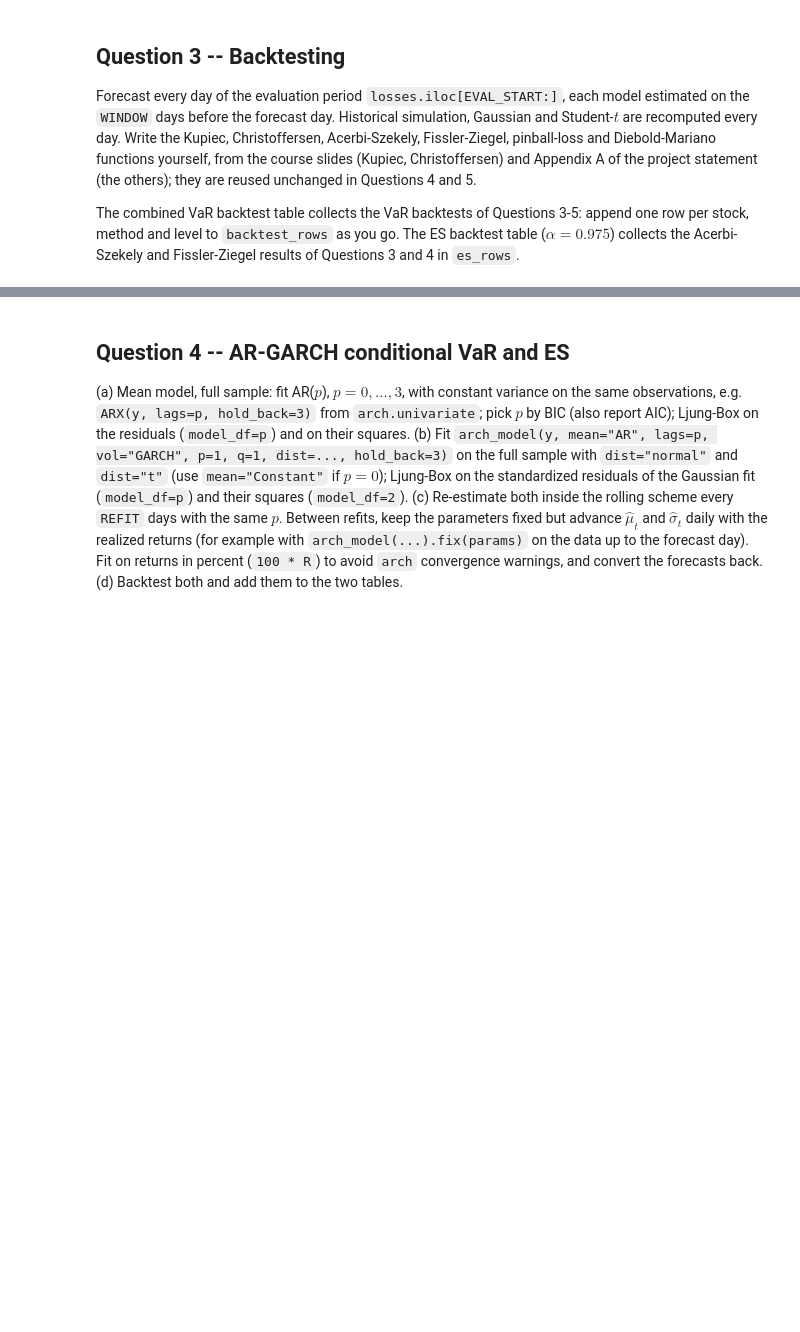
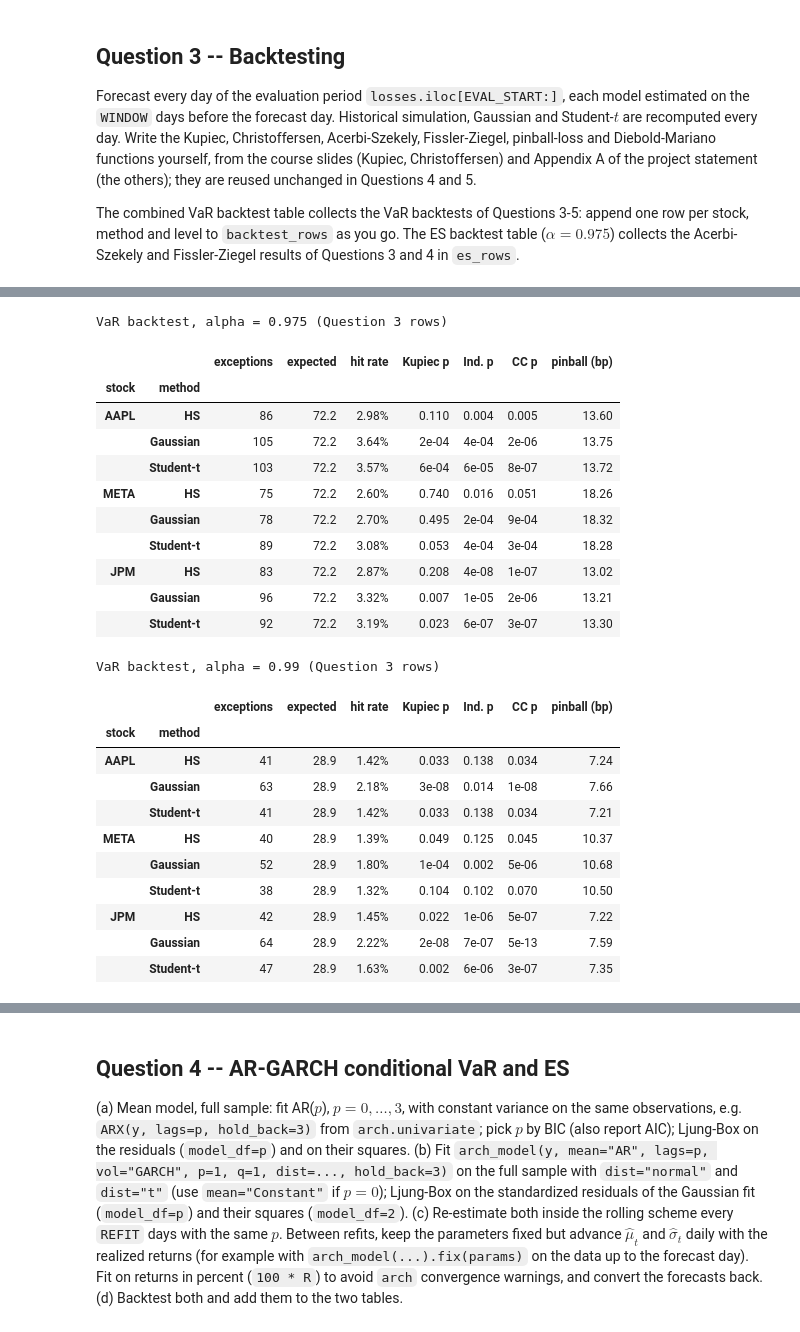
Before and after one commit to AaravKDesai/QRM_Project, a Jupyter notebook: Project_template.ipynb, the cells around one changed output, grey strips where cells are left out. Saved outputs shown, nothing was run; the diff lists cells and outputs as text; code cells hidden in the pictures; blank space fills up the shorter version.

```diff
--- a/Project_template.ipynb
+++ b/Project_template.ipynb
@@ -235,0 +373,74 @@ def fissler_ziegel_loss(loss: np.ndarray, var: np.ndarray, es: np.ndarray, alpha
+# %%
+# Question 3(a): VaR backtests of the three methods -> rows of the combined VaR tables
+def var_backtest_row(stock: str, method: str, alpha: float, loss: np.ndarray, var: np.ndarray) -> dict:
+    """One row of the combined VaR table: exceptions, Kupiec, Christoffersen and average pinball loss."""
+    hits = loss > var
+    return {"stock": stock, "method": method, "alpha": alpha, "x": int(hits.sum()), "expected": round(len(loss) * (1.0 - alpha), 2),
+            "hit": float(hits.mean()), "p_uc": kupiec_uc(hits, alpha)[1], "p_ind": christoffersen_ind(hits)[1],
+            "p_cc": christoffersen_cc(hits, alpha)[1], "pinball_bp": pinball_loss_bp(loss, var, alpha)}
+
+
+def fmt_p(p: float) -> str:
+    return f"{p:.3f}" if p >= 1e-3 else f"{p:.0e}"
+
+
+def formatted(df: pd.DataFrame, fmt: dict) -> pd.DataFrame:
+    """Copy of df with the listed columns turned into display strings (no jinja2/Styler dependency)."""
+    out = df.copy()
+    for col, f in fmt.items():
+        out[col] = out[col].map(f if callable(f) else f.format)
+    return out
+
+
+def var_table(rows: list, alpha: float, methods: list | None = None) -> pd.DataFrame:
+    """Combined VaR backtest table at one level alpha: one row per stock and method."""
+    df = pd.DataFrame(rows)
+    df = df[df["alpha"] == alpha]
+    if methods is not None:
+        df = df[df["method"].isin(methods)]
+    df = df.sort_values("stock", key=lambda s: s.map(TICKERS.index), kind="stable")
+    return (df.set_index(["stock", "method"])[["x", "expected", "hit", "p_uc", "p_ind", "p_cc", "pinball_bp"]]
+              .rename(columns={"x": "exceptions", "hit": "hit rate", "p_uc": "Kupiec p", "p_ind": "Ind. p",
+                               "p_cc": "CC p", "pinball_bp": "pinball (bp)"}))
+
+
+VAR_TABLE_FMT = {"expected": "{:.1f}", "hit rate": "{:.2%}", "Kupiec p": fmt_p, "Ind. p": fmt_p, "CC p": fmt_p,
+                 "pinball (bp)": "{:.2f}"}
+
+backtest_rows[:] = [r for r in backtest_rows if r["method"] not in Q3_METHODS]   # makes the cell safe to re-run
+for ticker in TICKERS:
+    loss_t = eval_loss[ticker].to_numpy()
+    for method in Q3_METHODS:
+        for alpha in ALPHAS:
+            backtest_rows.append(var_backtest_row(ticker, method, alpha, loss_t, q3_var[(ticker, method, alpha)].to_numpy()))
+
+for alpha in ALPHAS:
+    tab = var_table(backtest_rows, alpha, Q3_METHODS)
+    tab.to_csv(OUT_DIR / f"q3_var_backtest_{alpha}.csv")
+    print(f"VaR backtest, alpha = {alpha} (Question 3 rows)")
+    display(formatted(tab, VAR_TABLE_FMT))
+# %% [output]
+VaR backtest, alpha = 0.975 (Question 3 rows)
+|  |  | exceptions | expected | hit rate | Kupiec p | Ind. p | CC p | pinball (bp) |
+| stock | method |  |  |  |  |  |  |  |
+| AAPL | HS | 86 | 72.2 | 2.98% | 0.110 | 0.004 | 0.005 | 13.60 |
+|  | Gaussian | 105 | 72.2 | 3.64% | 2e-04 | 4e-04 | 2e-06 | 13.75 |
+|  | Student-t | 103 | 72.2 | 3.57% | 6e-04 | 6e-05 | 8e-07 | 13.72 |
+| META | HS | 75 | 72.2 | 2.60% | 0.740 | 0.016 | 0.051 | 18.26 |
+|  | Gaussian | 78 | 72.2 | 2.70% | 0.495 | 2e-04 | 9e-04 | 18.32 |
+|  | Student-t | 89 | 72.2 | 3.08% | 0.053 | 4e-04 | 3e-04 | 18.28 |
+| JPM | HS | 83 | 72.2 | 2.87% | 0.208 | 4e-08 | 1e-07 | 13.02 |
+|  | Gaussian | 96 | 72.2 | 3.32% | 0.007 | 1e-05 | 2e-06 | 13.21 |
+|  | Student-t | 92 | 72.2 | 3.19% | 0.023 | 6e-07 | 3e-07 | 13.30 |
+VaR backtest, alpha = 0.99 (Question 3 rows)
+|  |  | exceptions | expected | hit rate | Kupiec p | Ind. p | CC p | pinball (bp) |
+| stock | method |  |  |  |  |  |  |  |
+| AAPL | HS | 41 | 28.9 | 1.42% | 0.033 | 0.138 | 0.034 | 7.24 |
+|  | Gaussian | 63 | 28.9 | 2.18% | 3e-08 | 0.014 | 1e-08 | 7.66 |
+|  | Student-t | 41 | 28.9 | 1.42% | 0.033 | 0.138 | 0.034 | 7.21 |
+| META | HS | 40 | 28.9 | 1.39% | 0.049 | 0.125 | 0.045 | 10.37 |
+|  | Gaussian | 52 | 28.9 | 1.80% | 1e-04 | 0.002 | 5e-06 | 10.68 |
+|  | Student-t | 38 | 28.9 | 1.32% | 0.104 | 0.102 | 0.070 | 10.50 |
+| JPM | HS | 42 | 28.9 | 1.45% | 0.022 | 1e-06 | 5e-07 | 7.22 |
+|  | Gaussian | 64 | 28.9 | 2.22% | 2e-08 | 7e-07 | 5e-13 | 7.59 |
+|  | Student-t | 47 | 28.9 | 1.63% | 0.002 | 6e-06 | 3e-07 | 7.35 |
```
Also changed, not shown: parts of 6 cells of this notebook.
